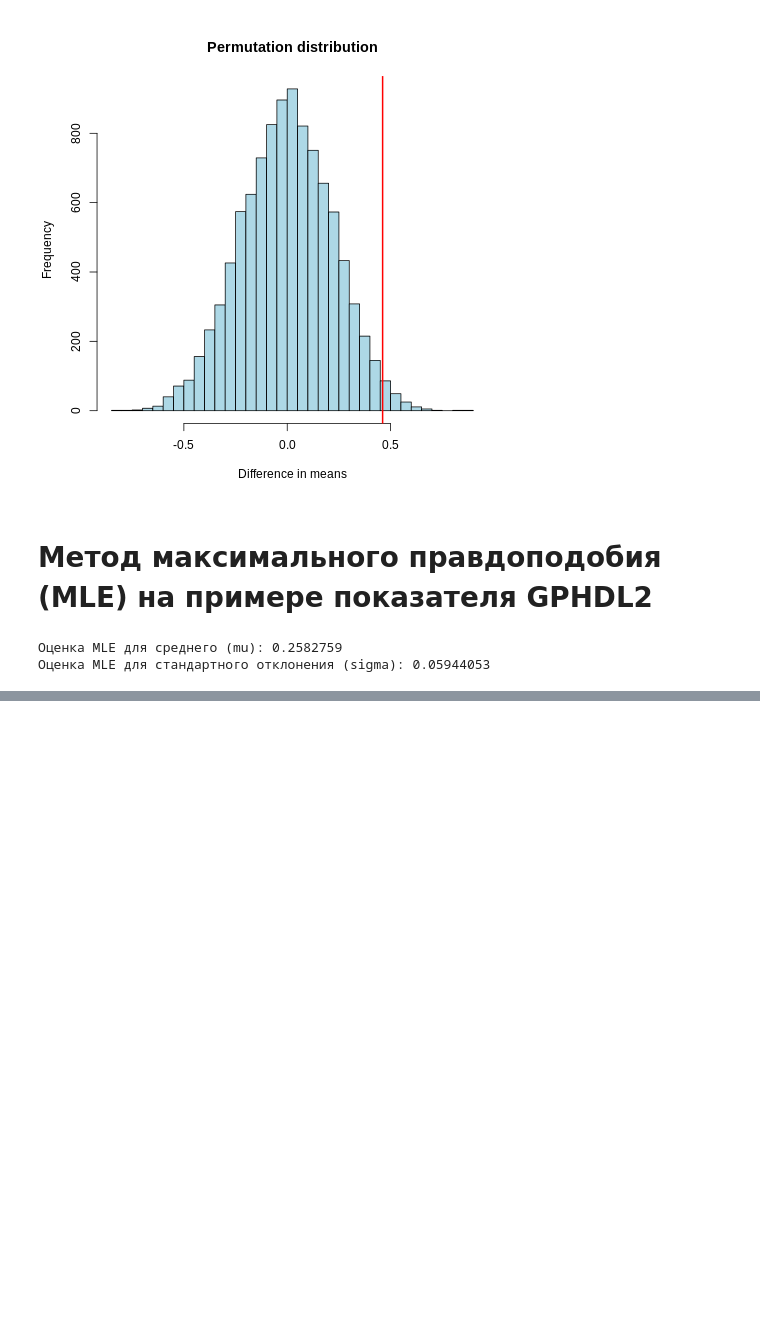
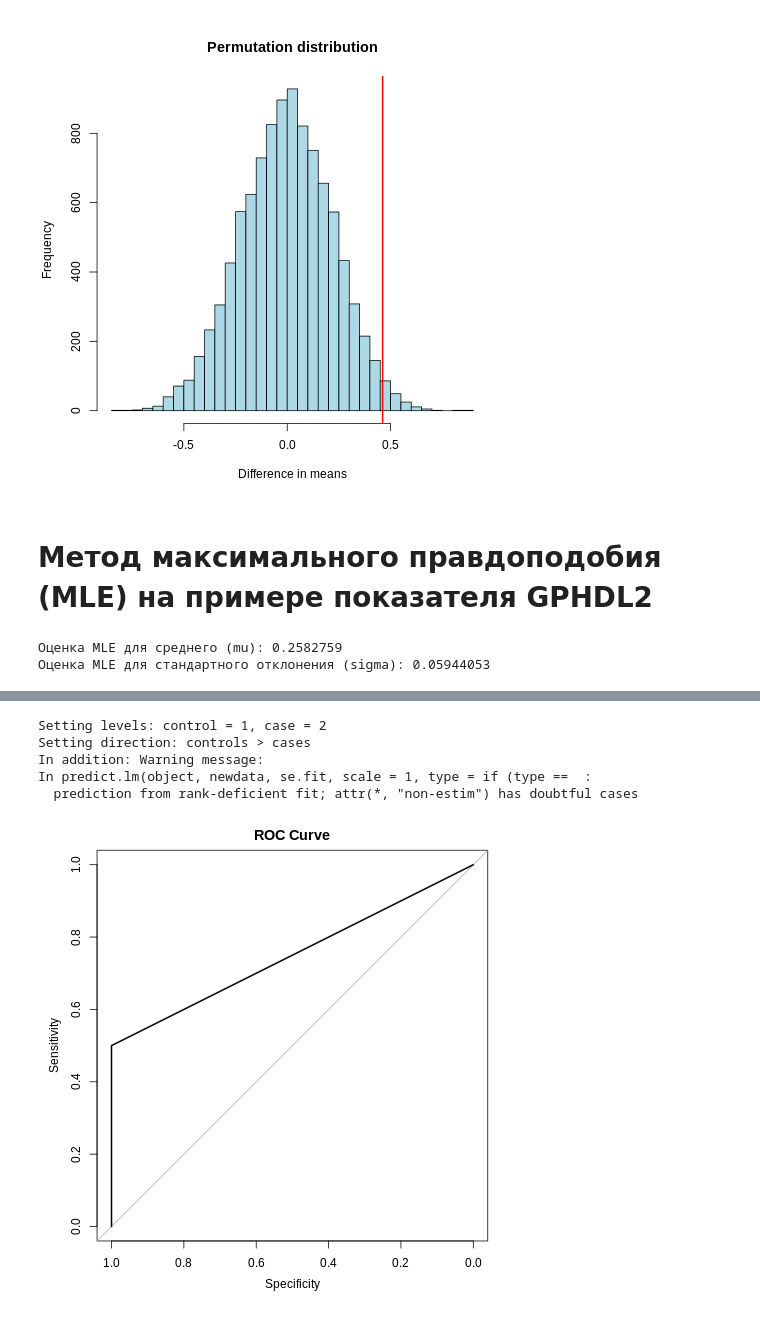
Before and after one commit to VasylDvorakDS/Statistic-in-Medicine, a Jupyter notebook: Task_1/Task_1_in_home/Chromotogramm_analisis_R_programm.ipynb, the cells around one changed output, grey strips where cells are left out. Drawn from its saved outputs; the diff is of its cells as text; code cells hidden in the pictures; blank space fills up the shorter version.

```diff
--- a/Task_1/Task_1_in_home/Chromotogramm_analisis_R_programm.ipynb
+++ b/Task_1/Task_1_in_home/Chromotogramm_analisis_R_programm.ipynb
@@ -573,0 +583,60 @@ cat("Оценка MLE для стандартного отклонения (sigm
+# %%
+%%R
+
+# Загружаем три таблицы из списка data_anon
+df_hdl <- data_anon[[1]]         # Таблица с HDL-показателями
+df_ldl <- data_anon[[2]]         # Таблица с LDL-показателями
+df_clinical <- data_anon[[3]]    # Клинические данные пациентов
+
+# Удаляем дублирующиеся строки по Patient.number в каждой таблице
+df_hdl <- df_hdl %>% distinct(Patient.number, .keep_all = TRUE)
+df_ldl <- df_ldl %>% distinct(Patient.number, .keep_all = TRUE)
+df_clinical <- df_clinical %>% distinct(Patientnumber, .keep_all = TRUE)
+
+# Переименовываем колонку Patientnumber → Patient.number для объединения
+df_clinical <- df_clinical %>% rename(Patient.number = Patientnumber)
+
+# Объединяем все три таблицы по Patient.number
+df_all <- df_clinical %>%
+  left_join(df_hdl, by = "Patient.number") %>%
+  left_join(df_ldl, by = "Patient.number", suffix = c(".hdl", ".ldl"))
+
+# Задаём целевую переменную Group как фактор (бинарная классификация)
+df_all$Group <- as.factor(df_all$Group)
+
+# Выбираем числовые предикторы: GPHDL*, GPLDL*, а также клинические параметры
+predictors <- dplyr::select(df_all, dplyr::matches("^GPHDL|^GPLDL"), BMI, Age, Sys, Dia)
+
+# Целевая переменная (класс принадлежности группы)
+target <- df_all$Group
+
+# Удаляем строки, где есть пропущенные значения в признаках или целевой переменной
+complete_idx <- complete.cases(predictors, target)
+predictors <- predictors[complete_idx, ]
+target <- target[complete_idx]
+
+# Делим данные на обучающую и тестовую выборки (70%/30%)
+set.seed(123)  # для воспроизводимости
+train_idx <- createDataPartition(target, p = 0.7, list = FALSE)
+train_x <- predictors[train_idx, ]
+train_y <- target[train_idx]
+test_x <- predictors[-train_idx, ]
+test_y <- target[-train_idx]
+
+# Обучаем логистическую регрессию на обучающих данных
+model <- glm(train_y ~ ., data = as.data.frame(train_x), family = binomial)
+
+# Предсказываем вероятности принадлежности к классу
+pred_prob <- predict(model, newdata = as.data.frame(test_x), type = "response")
+
+# Переводим вероятности в классы (порог 0.5)
+pred_class <- ifelse(pred_prob > 0.5, 1, 0)
+
+# Печатаем confusion matrix — как модель классифицировала тестовые данные
+print(confusionMatrix(factor(pred_class), test_y))
+
+# Строим ROC-кривую и выводим значение AUC
+roc_curve <- roc(as.numeric(test_y), pred_prob)
+plot(roc_curve, main = "ROC Curve")     # визуализация кривой
+print(paste("AUC:", auc(roc_curve)))    # площадь под кривой — мера качества
+# %% [output]
@@ -573,0 +660,6 @@ cat("Оценка MLE для стандартного отклонения (sigm
+Setting levels: control = 1, case = 2
+Setting direction: controls > cases
+In addition: Warning message:
+In predict.lm(object, newdata, se.fit, scale = 1, type = if (type ==  :
+  prediction from rank-deficient fit; attr(*, "non-estim") has doubtful cases
+[figure, added]
```
Also changed, not shown: parts of 7 cells of this notebook.
